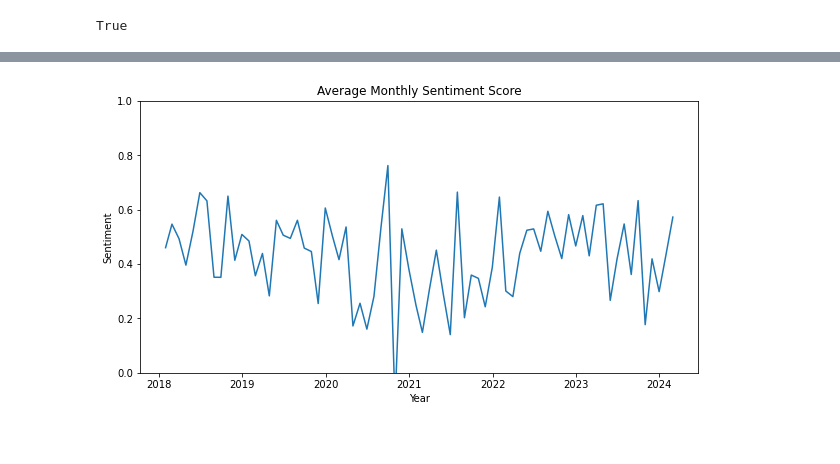
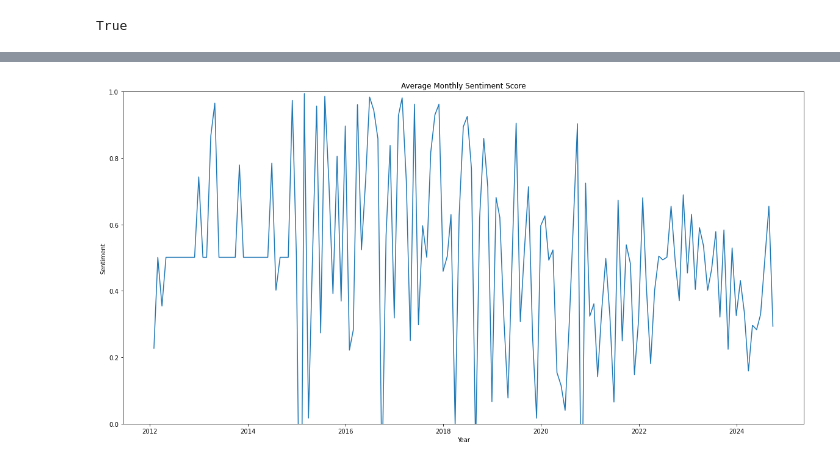
Before and after one commit to PatrickEspino/InNOutSentimentAnalysis, a Jupyter notebook: InNOut.ipynb, the cells around one changed output, grey strips where cells are left out. Saved outputs shown, nothing was run; the diff lists cells and outputs as text; code cells hidden in the pictures.

```diff
--- a/InNOut.ipynb
+++ b/InNOut.ipynb
@@ -187,7 +148,9 @@ plt.show()
+# %%
+filtered_df = df[df.index >= '2012-01-01']
 # %%
 from langdetect import detect_langs
 
-language = [detect_langs(i) for i in df.reviews]
+language = [detect_langs(i) for i in filtered_df['reviews']]
 languages = [str(i[0]).split(':')[0] for i in language]
-df['language'] = languages
+filtered_df.loc[:, 'language'] = languages
 # %%
@@ -349,7 +346,10 @@ True
 # %%
 sid = SentimentIntensityAnalyzer()
 
-sentiment_scores = df['reviews'].apply(sid.polarity_scores)
+sentiment_scores = filtered_df['reviews'].apply(sid.polarity_scores)
 sentiment = sentiment_scores.apply(lambda x: x['compound'])
 
 monthly_sentiment = sentiment.resample('M').mean()
+mean_sentiment = monthly_sentiment.mean()
+monthly_sentiment = monthly_sentiment.fillna(mean_sentiment)
+filtered_sentiment = monthly_sentiment['2012':'2024']
@@ -372,12 +356,10 @@ Freq: M, Name: reviews, Length: 210, dtype: float64
-# %%
-filtered_sentiment = monthly_sentiment['2018':'2024']
 # %%
-plt.figure(figsize=(10,5))
+plt.figure(figsize=(20,10))
 plt.plot(filtered_sentiment)
 plt.xlabel('Year')
 plt.ylabel('Sentiment')
 plt.title('Average Monthly Sentiment Score')
 plt.ylim(0,1)
 plt.show()
 # %% [output]
-[figure, old version]
+[figure, new version]
```
Also changed, not shown: parts of 81 cells of this notebook.
